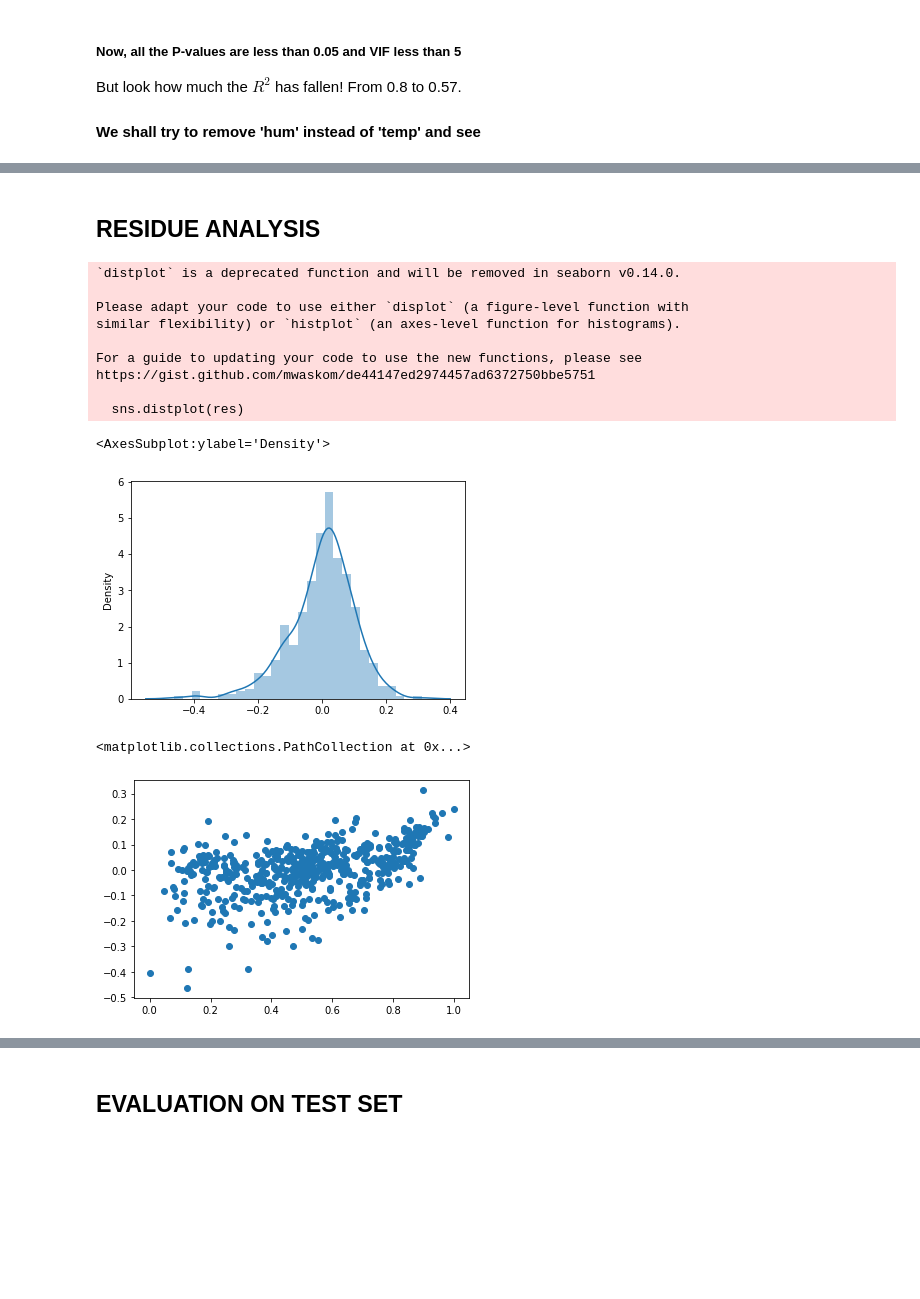
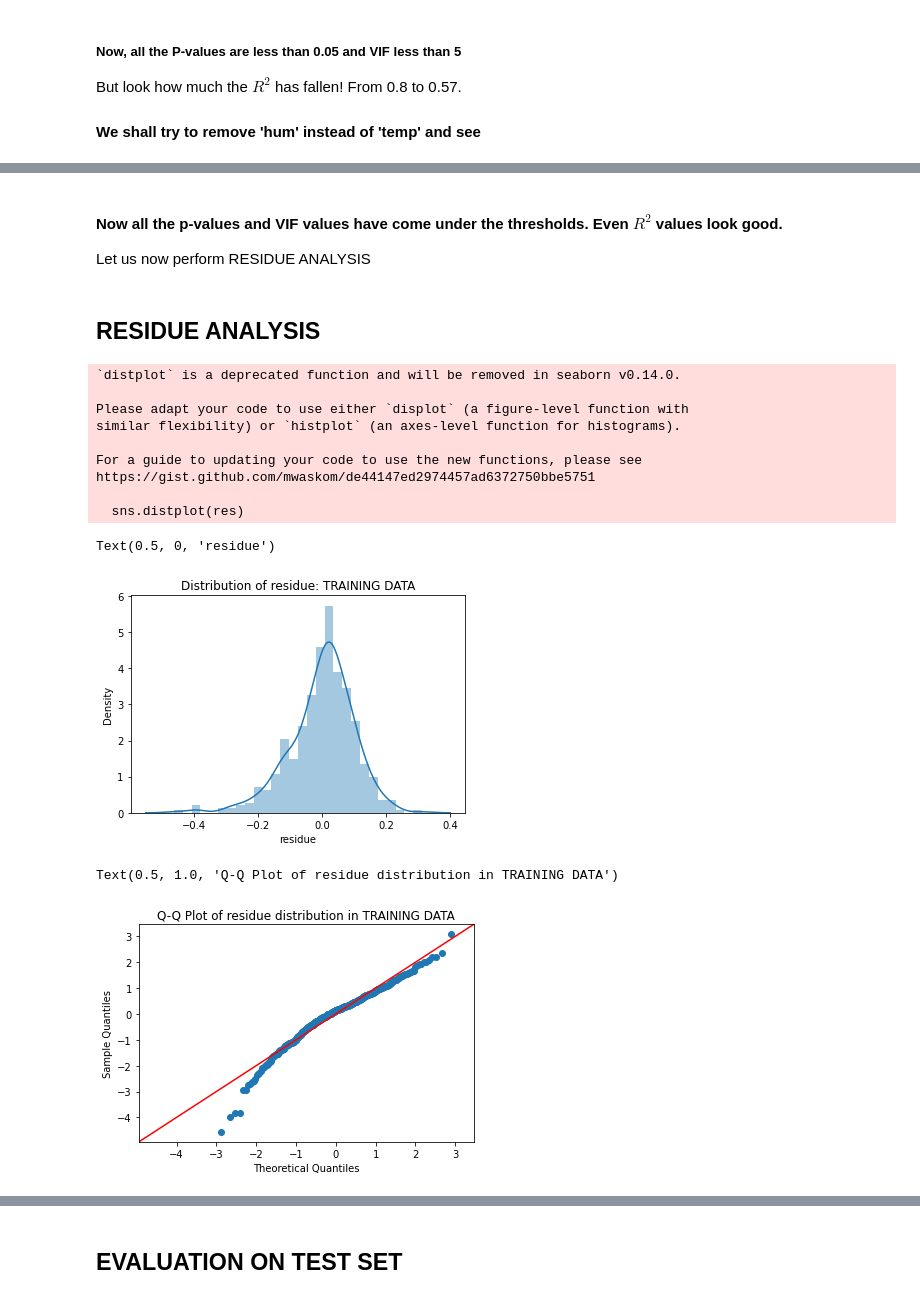
Before and after one commit to showman-sharma/BIKE_SHARING-LIN-REG-MODEL, a Jupyter notebook: Bike Sharing Analysis.ipynb, the cells around one changed output, grey strips where cells are left out. Cells and saved outputs as stored; diff of their text form; code cells hidden in the pictures; blank space fills up the shorter version.

```diff
--- a/Bike Sharing Analysis.ipynb
+++ b/Bike Sharing Analysis.ipynb
@@ -79 +78,4 @@ cat_cols = ['season','mnth','weekday','weathersit']
+# %%
+cat_cols = ['season','mnth','weekday','weathersit','holiday','yr','workingday']
+num_cols = ['temp','atemp','hum','windspeed']
 # %%
@@ -90,7 +99,7 @@ sns.heatmap(df.drop(cat_cols,axis=1).corr(),annot=True)
 # %%
 plt.figure(figsize=(20,10))
 i = 1
-for col in cat_cols:
+for col in list(cat_cols):
     plt.subplot(2,4,i)
     sns.boxplot(data=df, y = 'cnt',x = col)
     i+=1
@@ -103,7 +118,7 @@ plt.show()
 ### Categoric to numeric
 Turn categorical data into numeric vectors
 # %%
-for col in cat_cols:
+for col in ['season','mnth','weekday','weathersit']:
     df[col] = df[col].apply(lambda x: col+'_'+str(x))
     status = pd.get_dummies(df[col],drop_first=True)
     df = pd.concat([df,status],axis=1)
@@ -451,3 +462,7 @@ Let us now perform RESIDUE ANALYSIS
+# %% [markdown]
+#### Now all the p-values and VIF values have come under the thresholds. Even $R^2$ values look good.
+
+Let us now perform RESIDUE ANALYSIS
 # %% [markdown]
 ## RESIDUE ANALYSIS
 # %%
@@ -456,20 +471,23 @@ y_train_pred = lr_model.predict(X_train_sm)
 res = y_train-y_train_pred
 # %%
 sns.distplot(res)
+plt.title('Distribution of residue: TRAINING DATA')
+plt.xlabel('residue')
 # %% [output]
 `distplot` is a deprecated function and will be removed in seaborn v0.14.0.
 
 Please adapt your code to use either `displot` (a figure-level function with
 similar flexibility) or `histplot` (an axes-level function for histograms).
 
 For a guide to updating your code to use the new functions, please see
 https://gist.github.com/mwaskom/de44147ed2974457ad6372750bbe5751
 
   sns.distplot(res)
-<AxesSubplot:ylabel='Density'>
+Text(0.5, 0, 'residue')
-[figure, old version]
+[figure, new version]
-# %%
-plt.scatter(y_train,res)
-# %% [output]
-<matplotlib.collections.PathCollection at 0x...>
-[figure, removed]
+# %%
+sm.qqplot(res,line='45',fit=True,dist=stats.norm);
+plt.title('Q-Q Plot of residue distribution in TRAINING DATA')
+# %% [output]
+Text(0.5, 1.0, 'Q-Q Plot of residue distribution in TRAINING DATA')
+[figure, added]
```
Also changed, not shown: parts of 57 cells of this notebook.
